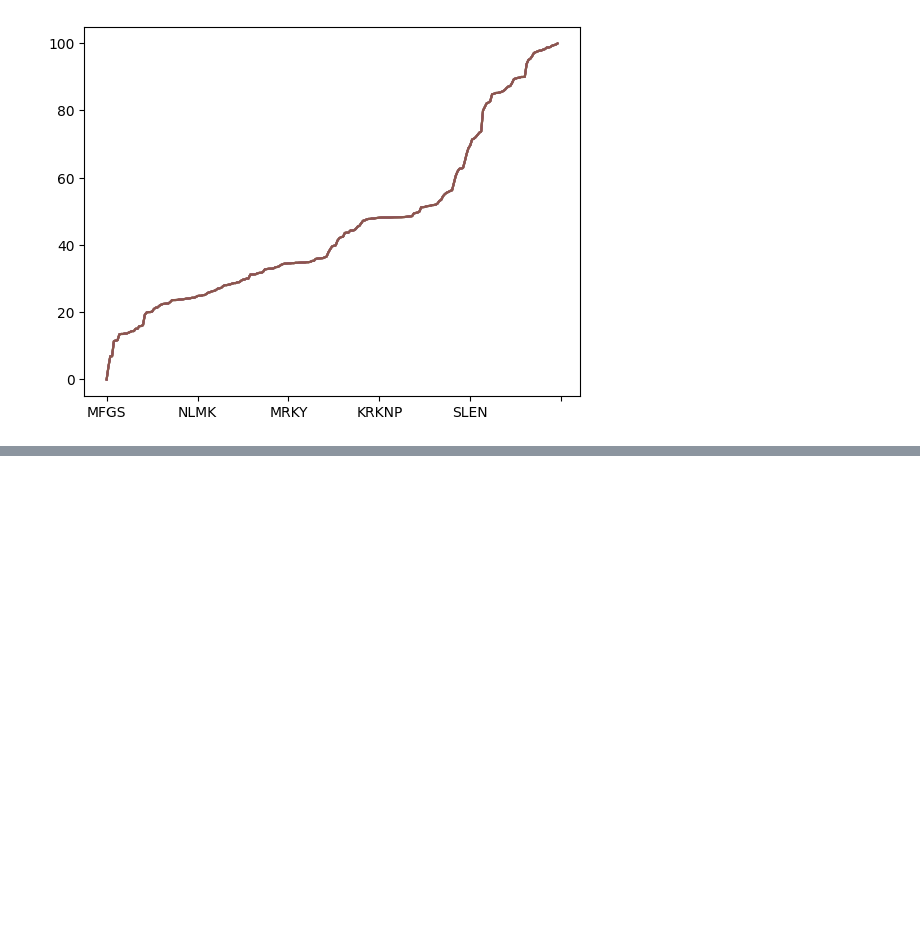
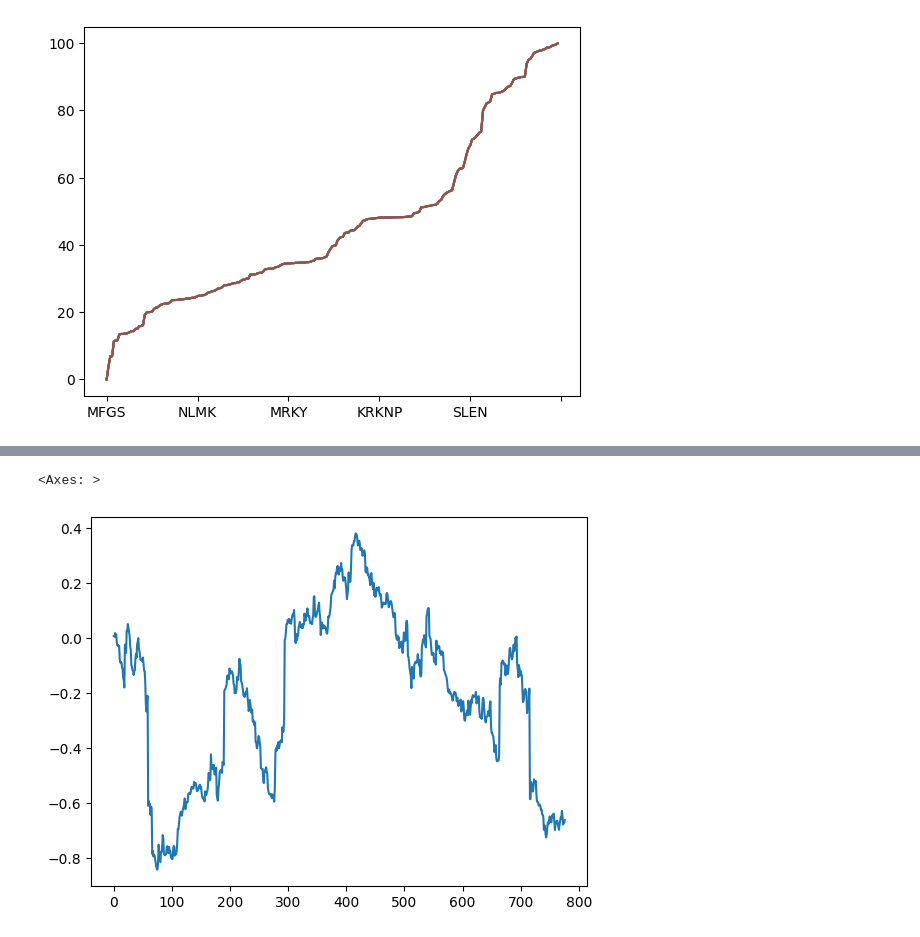
Before and after one commit to seri4ka/diploma, a Jupyter notebook: diploma.ipynb, the cells around one changed output, grey strips where cells are left out. Cells and saved outputs as stored; diff of their text form; code cells hidden in the pictures; blank space fills up the shorter version.

```diff
--- a/diploma.ipynb
+++ b/diploma.ipynb
@@ -372,0 +325,11 @@ training_data
+# %%
+# res = pd.DataFrame({
+#   'actual': actuals,
+#   'pred': predictions.reshape(predictions.shape[0])
+# }, index=training_data.index[-predictions.shape[0]:])
+
+alpha = np.where(res['pred'] > 0, 1, -1)
+(alpha * res['real']).cumsum().plot()
+# %% [output]
+<Axes: >
+[figure, added]
```
Also changed, not shown: parts of 40 cells of this notebook.
